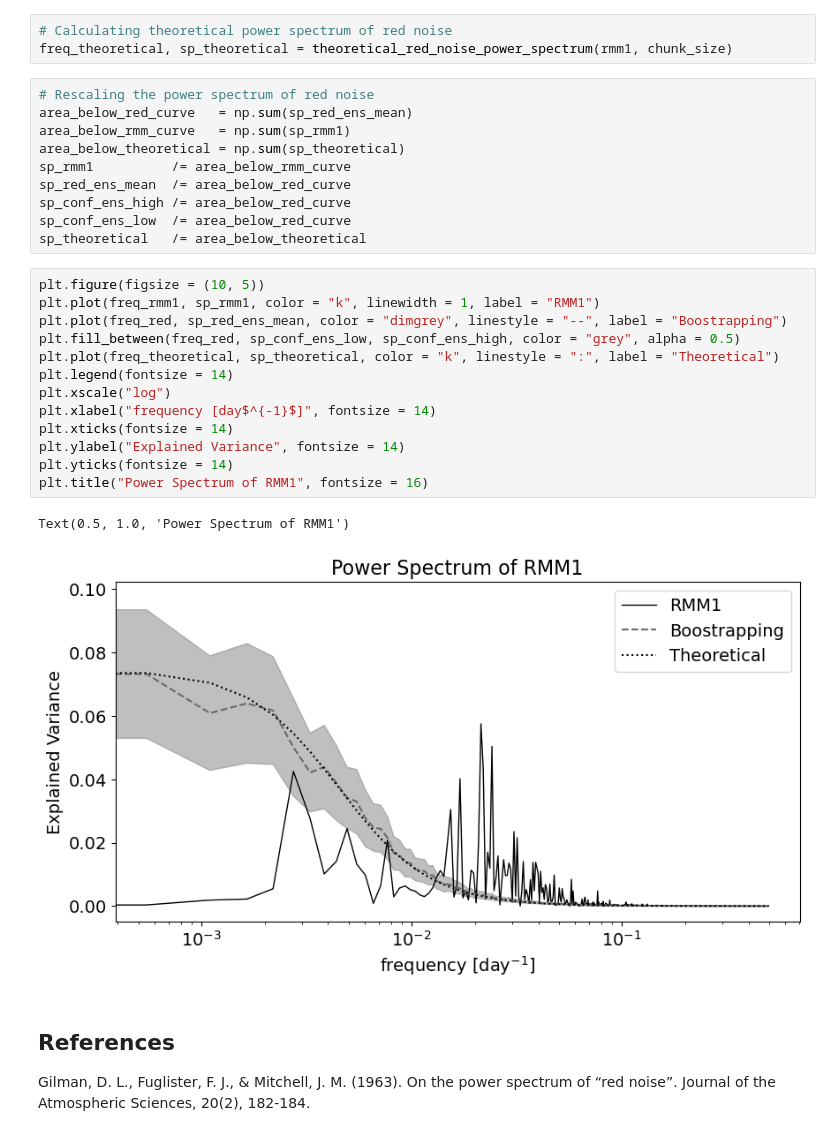
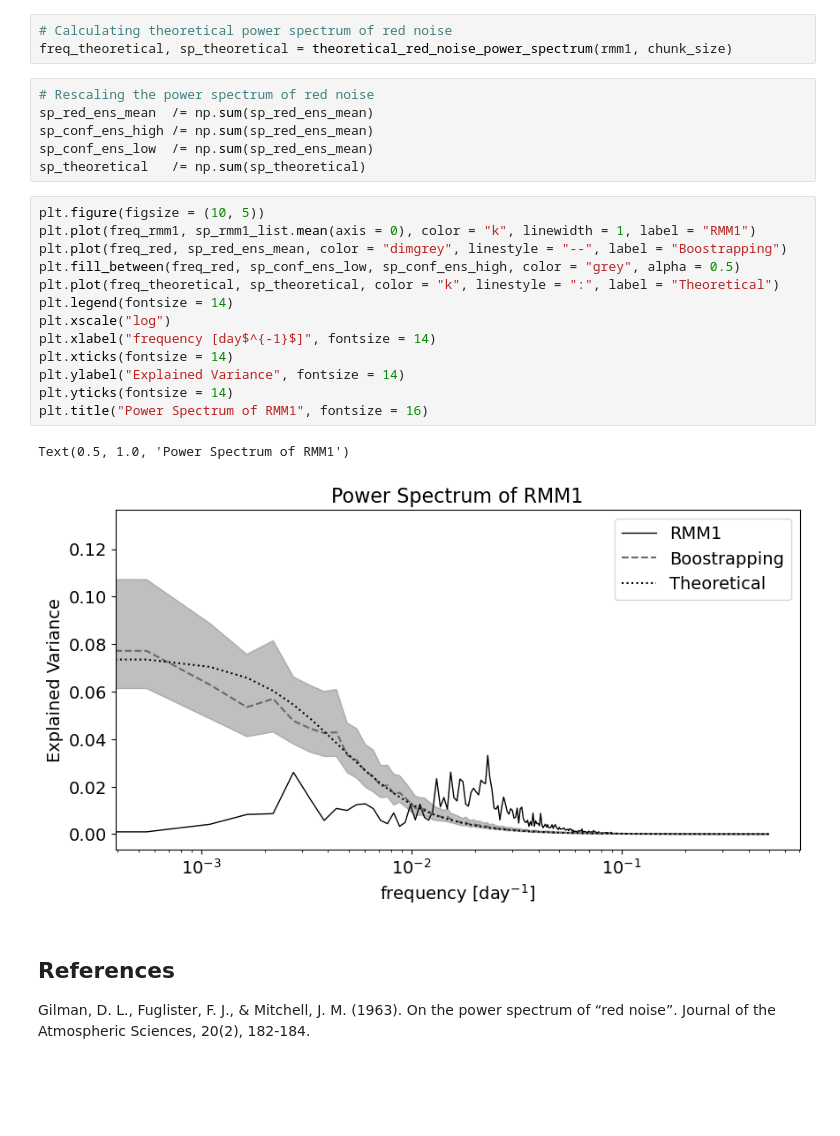
Before and after one commit to Prcpltwfkwd-TW/Power_Spectrum_Analysis, a Jupyter notebook: power_spectrum.ipynb, the cells around one changed output. Cells and saved outputs as stored; diff of their text form; blank space fills up the shorter version.

Commit message:
revise the last figure

```diff
--- a/power_spectrum.ipynb
+++ b/power_spectrum.ipynb
@@ -188,30 +188,26 @@ sp_conf_ens_low  = stats.norm.interval(0.95, sp_red_ens_mean, sp_red_ens_std)[0]
 freq_theoretical, sp_theoretical = theoretical_red_noise_power_spectrum(rmm1, chunk_size)
 # %%
 # Rescaling the power spectrum of red noise
-area_below_red_curve   = np.sum(sp_red_ens_mean)
-area_below_rmm_curve   = np.sum(sp_rmm1)
-area_below_theoretical = np.sum(sp_theoretical)
-sp_rmm1          /= area_below_rmm_curve
-sp_red_ens_mean  /= area_below_red_curve
-sp_conf_ens_high /= area_below_red_curve
-sp_conf_ens_low  /= area_below_red_curve
-sp_theoretical   /= area_below_theoretical
+sp_red_ens_mean  /= np.sum(sp_red_ens_mean)
+sp_conf_ens_high /= np.sum(sp_red_ens_mean)
+sp_conf_ens_low  /= np.sum(sp_red_ens_mean)
+sp_theoretical   /= np.sum(sp_theoretical)
 # %%
 plt.figure(figsize = (10, 5))
-plt.plot(freq_rmm1, sp_rmm1, color = "k", linewidth = 1, label = "RMM1")
+plt.plot(freq_rmm1, sp_rmm1_list.mean(axis = 0), color = "k", linewidth = 1, label = "RMM1")
 plt.plot(freq_red, sp_red_ens_mean, color = "dimgrey", linestyle = "--", label = "Boostrapping")
 plt.fill_between(freq_red, sp_conf_ens_low, sp_conf_ens_high, color = "grey", alpha = 0.5)
 plt.plot(freq_theoretical, sp_theoretical, color = "k", linestyle = ":", label = "Theoretical")
 plt.legend(fontsize = 14)
 plt.xscale("log")
 plt.xlabel("frequency [day$^{-1}$]", fontsize = 14)
 plt.xticks(fontsize = 14)
 plt.ylabel("Explained Variance", fontsize = 14)
 plt.yticks(fontsize = 14)
 plt.title("Power Spectrum of RMM1", fontsize = 16)
 # %% [output]
 Text(0.5, 1.0, 'Power Spectrum of RMM1')
-[figure, old version]
+[figure, new version]
 # %% [markdown]
 ## References
 
```
